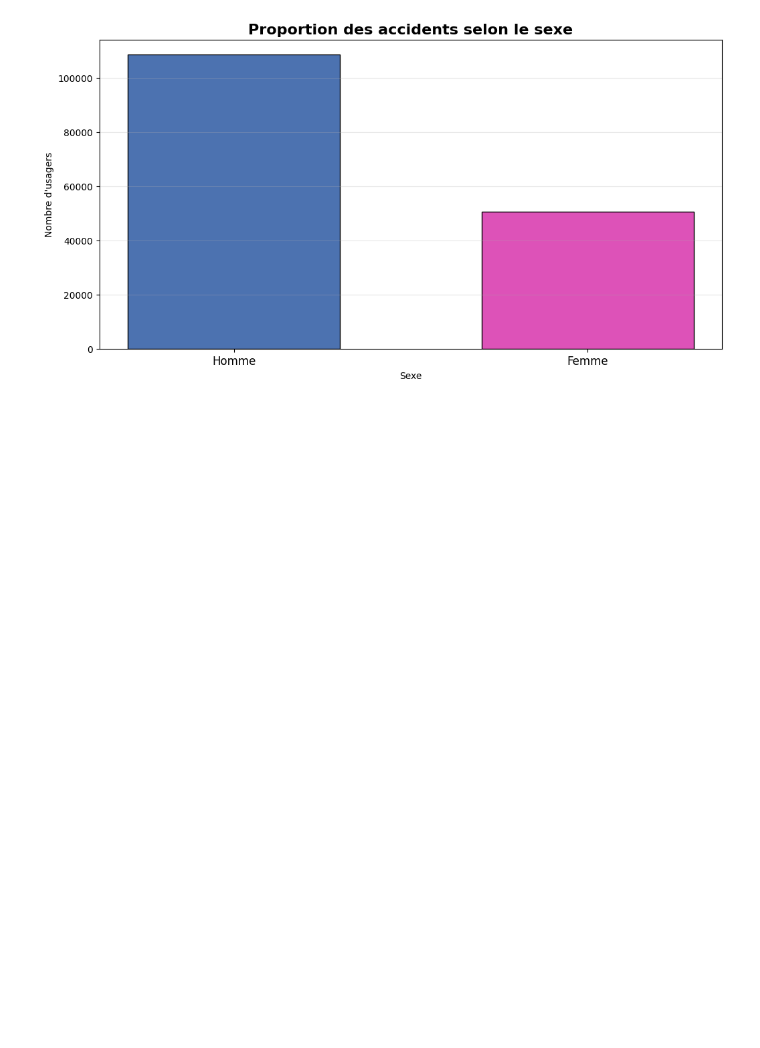
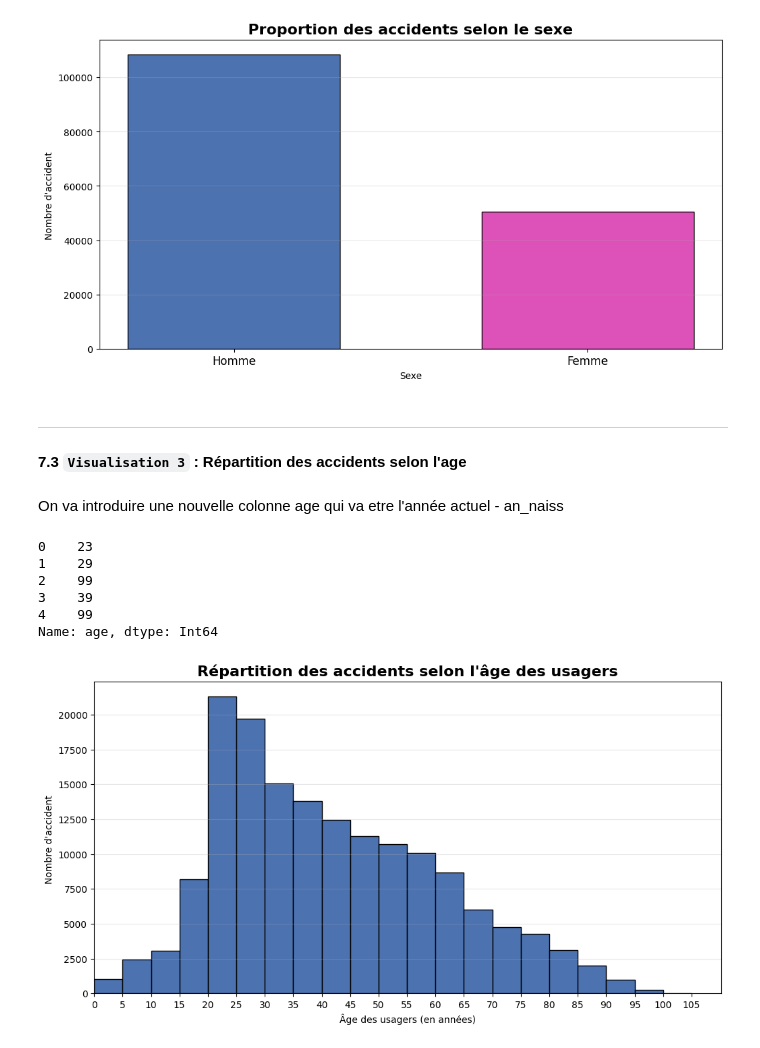
Before and after one commit to Ilyies07/analyse-data-accidents-route-france, a Jupyter notebook: analyse.ipynb, the cells around one changed output. Drawn from its saved outputs; the diff is of its cells as text; code cells hidden in the pictures; blank space fills up the shorter version.

```diff
--- a/analyse.ipynb
+++ b/analyse.ipynb
@@ -691,3 +691,38 @@ plt.grid(axis="y", alpha=0.3)
 plt.show()
 # %% [output]
 [figure]
+# %% [markdown]
+---
+#### 7.3 `Visualisation 3` : Répartition des accidents selon l'age
+# %% [markdown]
+On va introduire une nouvelle colonne age qui va etre l'année actuel - an_naiss
+# %%
+from datetime import datetime
+
+# Année actuelle
+annee_actuelle = datetime.now().year
+
+# Calcul de l'âge
+df["age"] = annee_actuelle - df["an_nais"]
+df = df[(df["age"] >= 0) & (df["age"] <= 120)]
+
+df["age"].head()
+# %% [output]
+0    23
+1    29
+2    99
+3    39
+4    99
+Name: age, dtype: Int64
+# %%
+plt.figure(figsize=(12,6))
+plt.hist(df["age"], bins=range(0, 110, 5), color="#4c72b0", edgecolor="black")
+plt.title("Répartition des accidents selon l'âge des usagers", fontsize=16, fontweight="bold")
+plt.xlabel("Âge des usagers (en années)")
+plt.xlim(0)
+plt.xticks(range(0,110,5))
+plt.ylabel("Nombre d'accident ")
+plt.grid(axis="y", alpha=0.3)
+plt.show()
+# %% [output]
+[figure, added]
```
Also changed, not shown: parts of 8 cells of this notebook.
